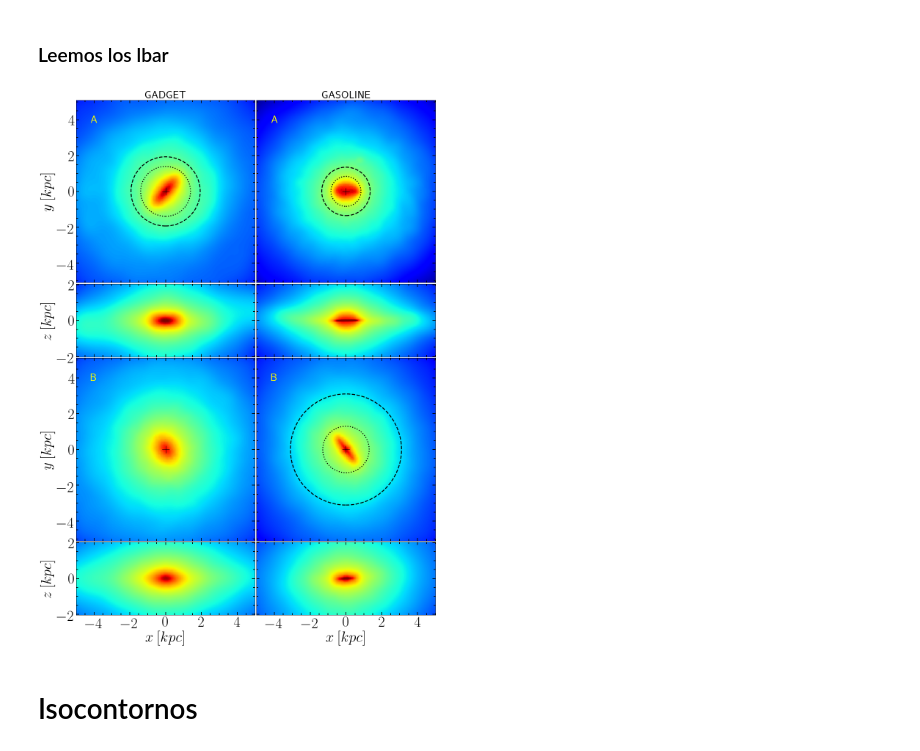
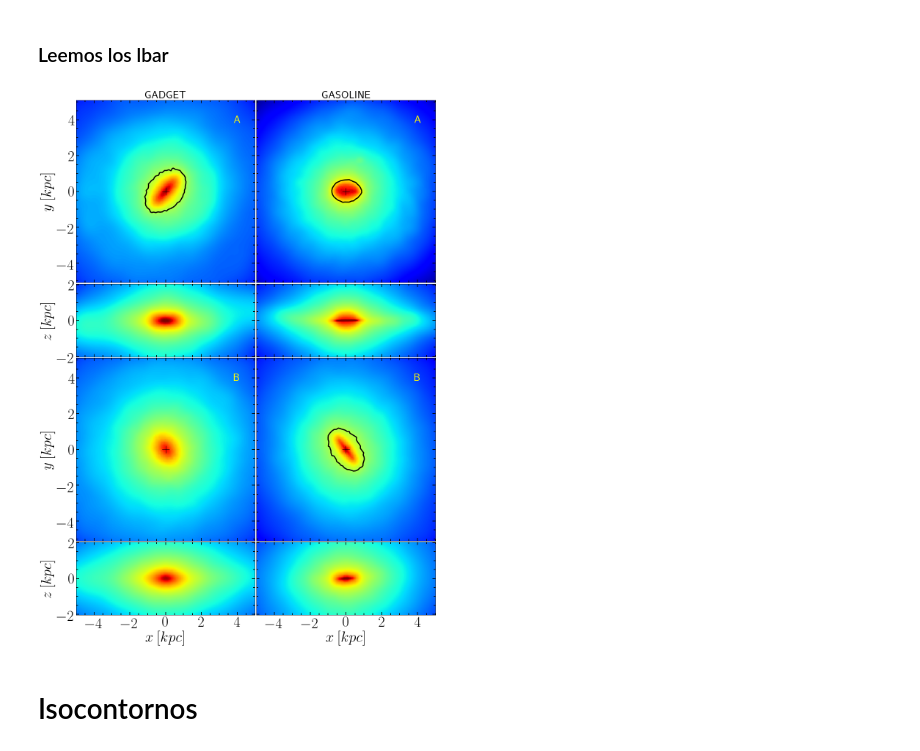
Before and after one commit to ornemarioni/Barras_GdGs, a Jupyter notebook: Barras_Gd/programs/Estrellas_simulaciones.ipynb, the cells around one changed output. Saved outputs shown, nothing was run; the diff lists cells and outputs as text; code cells hidden in the pictures.

Commit message:
rehice los plots y sacamos el lbar rojo(el del phi) de todos los plots

```diff
--- a/Barras_Gd/programs/Estrellas_simulaciones.ipynb
+++ b/Barras_Gd/programs/Estrellas_simulaciones.ipynb
@@ -482,12 +482,13 @@ vmax=7
 # ----escala de colores que te guste (http://matplotlib.org/examples/color/colormaps_reference.html)---
 cmap='jet'
 
-nb1 = 500and edge-on
+nb1 = 500
 # %%
 #-----grafico-----------
 # fig=plt.figure(1,figsize=(16,16))
 # fig.subplots_adjust(bottom=0.08, left =0.2, right = 0.92, top = 0.95, wspace=0., hspace= -0.3)
 import matplotlib.patches as patches
+from matplotlib.colors import LogNorm
 
 
 fig, ax = plt.subplots(nrows=4, ncols=2, figsize=(16, 22.4), sharex=True, #sharey=True, sharex=True,
@@ -503,6 +504,8 @@ rend.set_logscale()
 
 # ax[0,0]=fig.add_subplot(221)
 ax[0,0].imshow(rend.get_image(),extent=extent,origin='lower',cmap=cmap, vmin=vmin, vmax= vmax)
+ax[0,0].contour(count_M31gd,extent=[xedges_M31gd.min(),xedges_M31gd.max(),yedges_M31gd.min(),yedges_M31gd.max()], colors ='k',
+                linewidths=3, norm=LogNorm(), levels =[150])
 ax[0,0].set_xlim(-5,5)
 ax[0,0].set_ylim(-5,5)
 ax[0,0].set_xticks([-4,-2,0,2,4])
@@ -513,11 +516,11 @@ ax[0,0].minorticks_on()
 ax[0,0].tick_params( labelsize=40)
 ax[0,0].tick_params('both', length=5, width=1.8,which='minor', direction='in', right='on',top='on')
 ax[0,0].tick_params('both', length=8, width=1.8,which='major', direction='in', right='on',top='on')
-ax[0,0].text(-4, 4,'A', fontsize=30, color='yellow', ha='center', va='center')
+ax[0,0].text(4, 4,'A', fontsize=30, color='yellow', ha='center', va='center')
 # ax[0,0].add_patch(patches.Ellipse((0,0), width=2*lbar1_M31gd[0], height=2*(B1_M31gd/A1_M31gd)*lbar1_M31gd[0], fill=False, color='k', ls='--'))
 # ax[0,0].add_patch(patches.Ellipse((0,0), width=2*lbar2_M31gd[0], height=2*(B2_M31gd/A2_M31gd)*lbar2_M31gd[0], fill=False, color='k', ls=':'))
-ax[0,0].add_patch(patches.Circle((0,0), radius=lbar1_M31gd[0], fill=False, color='k', ls='--', lw=2.5))
-ax[0,0].add_patch(patches.Circle((0,0), radius=lbar2_M31gd[0], fill=False, color='k', ls=':', lw=2.5))
+# ax[0,0].add_patch(patches.Circle((0,0), radius=lbar1_M31gd[0], fill=False, color='k', ls=':', lw=2.5))
+# ax[0,0].add_patch(patches.Circle((0,0), radius=lbar2_M31gd[0], fill=False, color='k', ls='--', lw=2.5))
 ax[0,0].plot(0,0,'k+', markersize=20, color='k')
 ax[0,0].set_title('GADGET', loc='center', fontsize=30)
 
@@ -560,6 +563,8 @@ rend.set_logscale()
 
 # ax=fig.add_subplot(222)
 ax[0,1].imshow(rend.get_image(),extent=extent,origin='lower',cmap=cmap, vmin=vmin, vmax= vmax)
+ax[0,1].contour(count_M31gs,extent=[xedges_M31gs.min(),xedges_M31gs.max(),yedges_M31gs.min(),yedges_M31gs.max()], colors ='k',
+               linewidths=3, norm=LogNorm(), levels =[700])
 # ax[0,1].set_xlim(-5,5)
 ax[0,1].set_ylim(-5,5)
 # ax[0,1].set_xticks([-4,-2,0,2,4])
@@ -570,9 +575,9 @@ ax[0,1].minorticks_on()
 ax[0,1].tick_params( labelsize=40)
 ax[0,1].tick_params('both', length=5, width=1.8,which='minor', direction='in', right='on',top='on')
 ax[0,1].tick_params('both', length=8, width=1.8,which='major', direction='in', right='on',top='on')
-ax[0,1].text(-4, 4,'A', fontsize=30, color='yellow', ha='center', va='center')
-ax[0,1].add_patch(patches.Circle((0,0), radius=lbar1_M31gs[0], fill=False, color='k', ls='--', lw=2.5))
-ax[0,1].add_patch(patches.Circle((0,0), radius=lbar2_M31gs[0], fill=False, color='k', ls=':', lw=2.5))
+ax[0,1].text(4, 4,'A', fontsize=30, color='yellow', ha='center', va='center')
+# ax[0,1].add_patch(patches.Circle((0,0), radius=lbar1_M31gs[0], fill=False, color='k', ls=':', lw=2.5))
+# ax[0,1].add_patch(patches.Circle((0,0), radius=lbar2_M31gs[0], fill=False, color='k', ls='--', lw=2.5))
 # ax[0,1].add_patch(patches.Ellipse((0,0), width=2*lbar1_M31gs[0], height=2*(B1_M31gs/A1_M31gs)*lbar1_M31gs[0], fill=False, color='k', ls='--'))
 # ax[0,1].add_patch(patches.Ellipse((0,0), width=2*lbar2_M31gs[0], height=2*(B2_M31gs/A2_M31gs)*lbar2_M31gs[0], fill=False, color='k', ls=':'))
 ax[0,1].plot(0,0,'k+', markersize=20, color='k')
@@ -620,7 +625,7 @@ ax[2,0].minorticks_on()
 ax[2,0].tick_params( labelsize=40)
 ax[2,0].tick_params('both', length=5, width=1.8,which='minor', direction='in', right='on',top='on')
 ax[2,0].tick_params('both', length=8, width=1.8,which='major', direction='in', right='on',top='on')
-ax[2,0].text(-4, 4,'B', fontsize=30, color='yellow', ha='center', va='center')
+ax[2,0].text(4, 4,'B', fontsize=30, color='yellow', ha='center', va='center')
 # ax[1,0].add_patch(patches.Ellipse((0,0), width=2*lbar1_MWgd[0], height=2*(B1_MWgd/A1_MWgd)*lbar1_MWgd[0], fill=False, color='k', ls='--'))
 # ax[1,0].add_patch(patches.Ellipse((0,0), width=2*lbar2_MWgd[0], height=2*(B2_MWgd/A2_MWgd)*lbar2_MWgd[0], fill=False, color='k', ls=':'))
 ax[2,0].plot(0,0,'k+', markersize=20, color='k')
@@ -656,6 +661,8 @@ rend.set_logscale()
 
 # ax4=fig.add_subplot(224)
 ax[2,1].imshow(rend.get_image(),extent=extent,origin='lower',cmap=cmap, vmin=vmin, vmax= vmax)
+ax[2,1].contour(count_MWgs,extent=[xedges_MWgs.min(),xedges_MWgs.max(),yedges_MWgs.min(),yedges_MWgs.max()], colors ='k',
+                linewidths=3, norm=LogNorm(), levels =[300])
 # ax[2,1].set_xlim(-5,5)
 ax[2,1].set_ylim(-5,5)
 # ax[2,1].set_xticks([-4,-2,0,2,4])
@@ -666,39 +673,39 @@ ax[2,1].minorticks_on()
 ax[2,1].tick_params( labelsize=40)
 ax[2,1].tick_params('both', length=5, width=1.8,which='minor', direction='in', right='on',top='on')
 ax[2,1].tick_params('both', length=8, width=1.8,which='major', direction='in', right='on',top='on')
-ax[2,1].text(-4, 4,'B', fontsize=30, color='yellow', ha='center', va='center')
-ax[2,1].add_patch(patches.Circle((0,0), radius=lbar1_MWgs[0], fill=False, color='k', ls='--', lw=2.5))
-ax[2,1].add_patch(patches.Circle((0,0), radius=lbar2_MWgs[0], fill=False, color='k', ls=':', lw=2.5))
+ax[2,1].text(4, 4,'B', fontsize=30, color='yellow', ha='center', va='center')
+# ax[2,1].add_patch(patches.Circle((0,0), radius=lbar1_MWgs[0], fill=False, color='k', ls=':', lw=2.5))
+# ax[2,1].add_patch(patches.Circle((0,0), radius=lbar2_MWgs[0], fill=False, color='k', ls='--', lw=2.5))
 # ax[1,1].add_patch(patches.Ellipse((0,0), width=2*lbar1_MWgs[0], height=2*(B1_MWgs/A1_MWgs)*lbar1_MWgs[0], fill=False, color='k', ls='--'))
 # ax[1,1].add_patch(patches.Ellipse((0,0), width=2*lbar2_MWgs[0], height=2*(B2_MWgs/A2_MWgs)*lbar2_MWgs[0], fill=False, color='k', ls=':'))
 ax[2,1].plot(0,0,'k+', markersize=20, color='k')
 
 particles=sph.Particles(MW_gs[:3,corte4],m_MWgs[corte4],nb=nb1)
 escena=sph.Scene(particles)
 escena.update_camera(r='infinity',x=0,y=0,z=0,extent=[-rl,rl,-rl,rl] , t=90)
 rend=sph.Render(escena)
 extent=escena.get_extent()
 rend.set_logscale()
 
 # ax4=fig.add_subplot(224)
 ax[3,1].imshow(rend.get_image(),extent=extent,origin='lower',cmap=cmap, vmin=vmin, vmax= vmax)
 # ax[3,1].set_xlim(-5,5)
 ax[3,1].set_ylim(-2,2)
 # ax[3,1].set_xticks([-4,-2,0,2,4])
 ax[3,1].set_yticks([-2,0,2])
 ax[3,1].set_yticklabels([])
 ax[3,1].set_xlabel('$x\:[kpc]$', fontsize=40)
 ax[3,1].minorticks_on()
 ax[3,1].tick_params( labelsize=40)
 ax[3,1].tick_params('both', length=5, width=1.8,which='minor', direction='in', right='on',top='on')
 ax[3,1].tick_params('both', length=8, width=1.8,which='major', direction='in', right='on',top='on')
 
 
 # fig.savefig('/home/ornela/overleaf/13216980csjxswjndpmj/Barras.pdf', dpi = 100, xxbox_inches='tight')
 fig.savefig('/home/omarioni/Barras_GdGs/Barras_Gd/_imagenes/Barras.pdf', dpi = 100, xxbox_inches='tight')
 plt.show()
 # %% [output]
-[figure, old version]
+[figure, new version]
 # %% [markdown]
 # Isocontornos
 # %%
```
Also changed, not shown: parts of 1 cell of this notebook, 9 other files.
